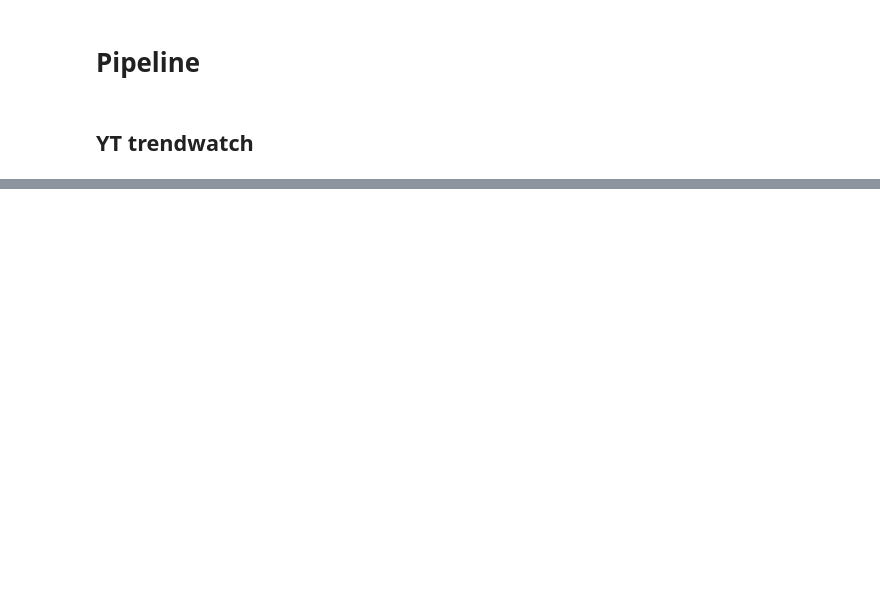
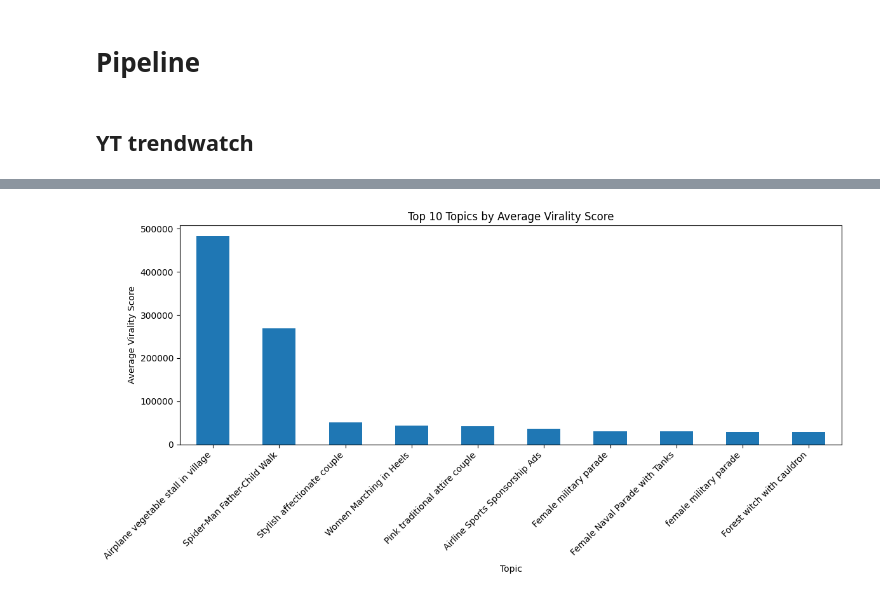
Before and after one commit to zack-dev-cm/trendwatch, a Jupyter notebook: trendwatch_yt.ipynb, the cells around one changed output, grey strips where cells are left out. Drawn from its saved outputs; the diff is of its cells as text; code cells hidden in the pictures; blank space fills up the shorter version.

```diff
--- a/trendwatch_yt.ipynb
+++ b/trendwatch_yt.ipynb
@@ -499,0 +531,13 @@ Analyzing ━━━━━━━━━━╺━━━━━━━━━━━━
+# %%
+topic_virality = df.groupby('topic')['virality_score'].mean().sort_values(ascending=False).head(10)
+
+plt.figure(figsize=(12, 6))
+topic_virality.plot(kind='bar')
+plt.title('Top 10 Topics by Average Virality Score')
+plt.xlabel('Topic')
+plt.ylabel('Average Virality Score')
+plt.xticks(rotation=45, ha='right')
+plt.tight_layout()
+plt.show()
+# %% [output]
+[figure, added]
```
Also changed, not shown: parts of 18 cells of this notebook.
